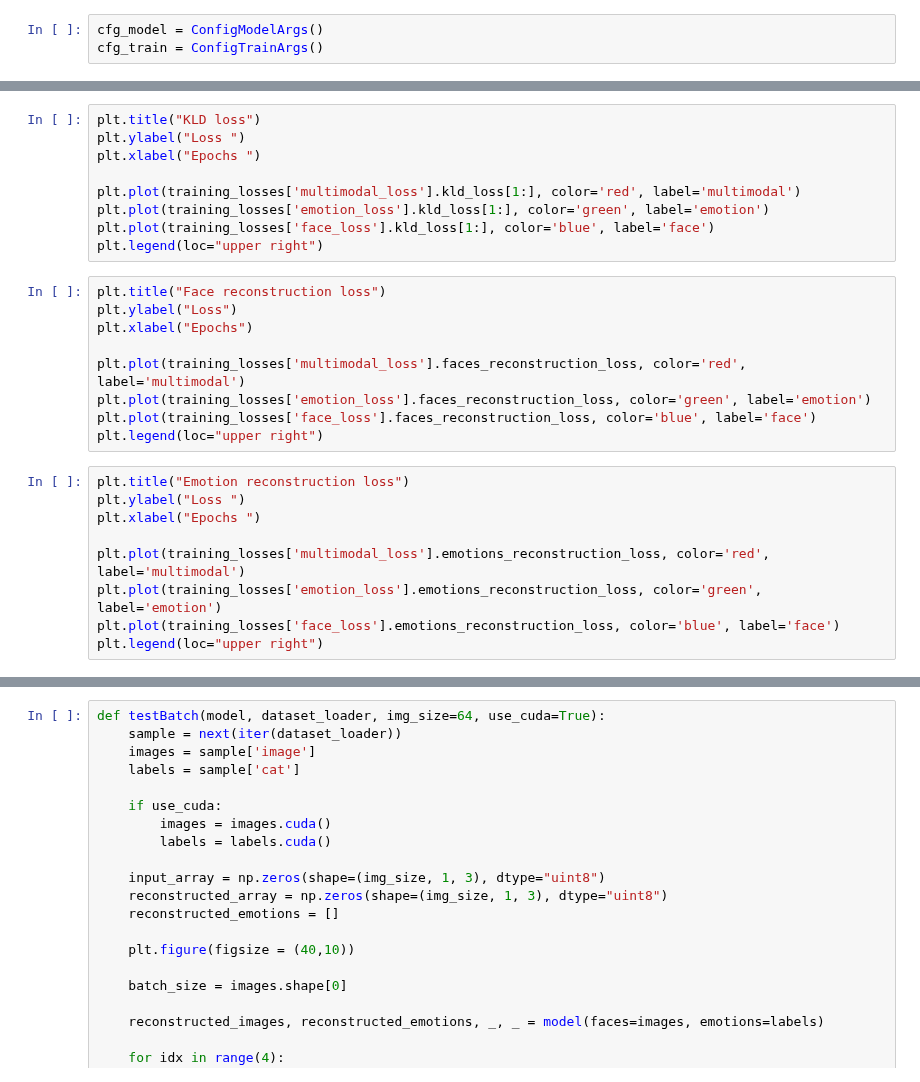
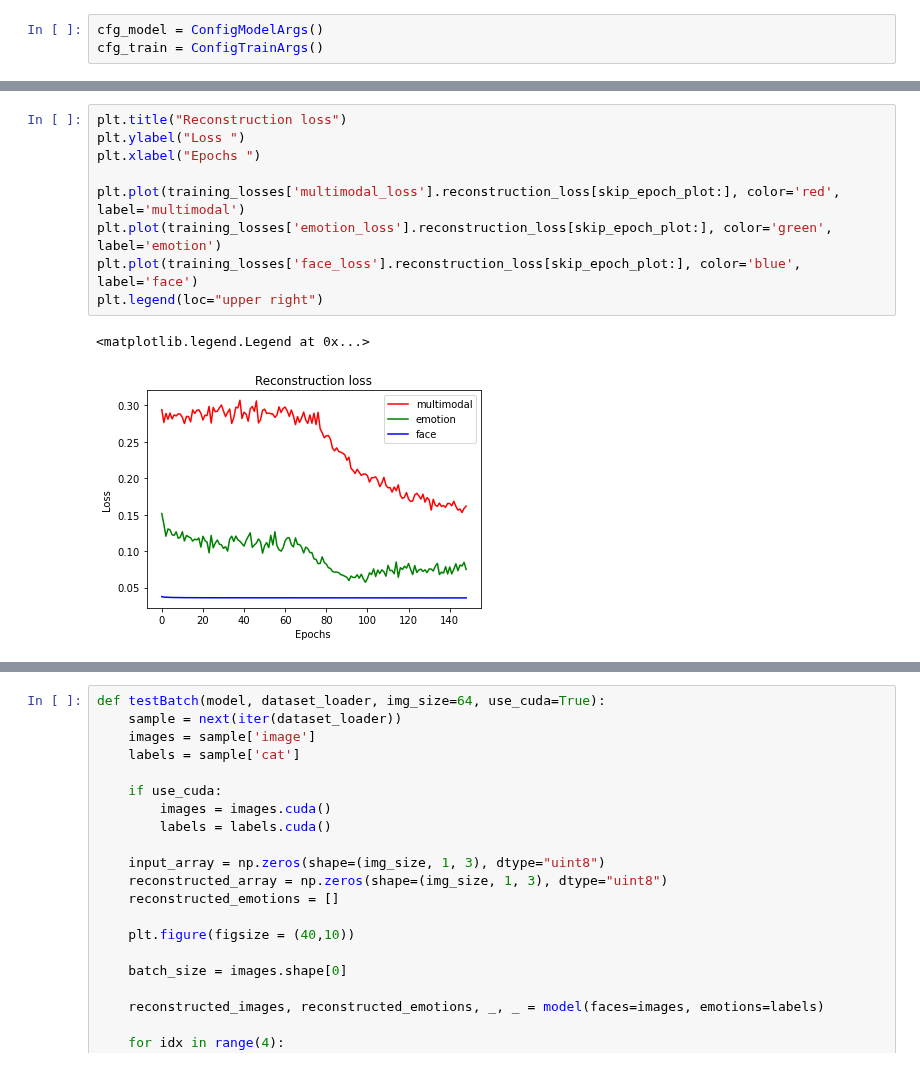
Before and after one commit to Ale-Ba2lero/Multimodal-Emotion-Analysis, a Jupyter notebook: src/mvae_torch/face_emotions_mvae_torch.ipynb, the cells around one changed output, grey strips where cells are left out. Saved outputs shown, nothing was run; the diff lists cells and outputs as text.

```diff
--- a/src/mvae_torch/face_emotions_mvae_torch.ipynb
+++ b/src/mvae_torch/face_emotions_mvae_torch.ipynb
@@ -85,27 +327,12 @@ plt.legend(loc="upper right")
-# %%
-plt.title("KLD loss")
-plt.ylabel("Loss ")
-plt.xlabel("Epochs ")
-
-plt.plot(training_losses['multimodal_loss'].kld_loss[1:], color='red', label='multimodal')
-plt.plot(training_losses['emotion_loss'].kld_loss[1:], color='green', label='emotion')
-plt.plot(training_losses['face_loss'].kld_loss[1:], color='blue', label='face')
-plt.legend(loc="upper right")
-# %%
-plt.title("Face reconstruction loss")
-plt.ylabel("Loss")
-plt.xlabel("Epochs")
-
-plt.plot(training_losses['multimodal_loss'].faces_reconstruction_loss, color='red', label='multimodal')
-plt.plot(training_losses['emotion_loss'].faces_reconstruction_loss, color='green', label='emotion')
-plt.plot(training_losses['face_loss'].faces_reconstruction_loss, color='blue', label='face')
-plt.legend(loc="upper right")
-# %%
-plt.title("Emotion reconstruction loss")
-plt.ylabel("Loss ")
-plt.xlabel("Epochs ")
-
-plt.plot(training_losses['multimodal_loss'].emotions_reconstruction_loss, color='red', label='multimodal')
-plt.plot(training_losses['emotion_loss'].emotions_reconstruction_loss, color='green', label='emotion')
-plt.plot(training_losses['face_loss'].emotions_reconstruction_loss, color='blue', label='face')
-plt.legend(loc="upper right")
+# %%
+plt.title("Reconstruction loss")
+plt.ylabel("Loss ")
+plt.xlabel("Epochs ")
+
+plt.plot(training_losses['multimodal_loss'].reconstruction_loss[skip_epoch_plot:], color='red', label='multimodal')
+plt.plot(training_losses['emotion_loss'].reconstruction_loss[skip_epoch_plot:], color='green', label='emotion')
+plt.plot(training_losses['face_loss'].reconstruction_loss[skip_epoch_plot:], color='blue', label='face')
+plt.legend(loc="upper right")
+# %% [output]
+<matplotlib.legend.Legend at 0x...>
+[figure, added]
```
Also changed, not shown: parts of 11 cells of this notebook, 3 other files.
